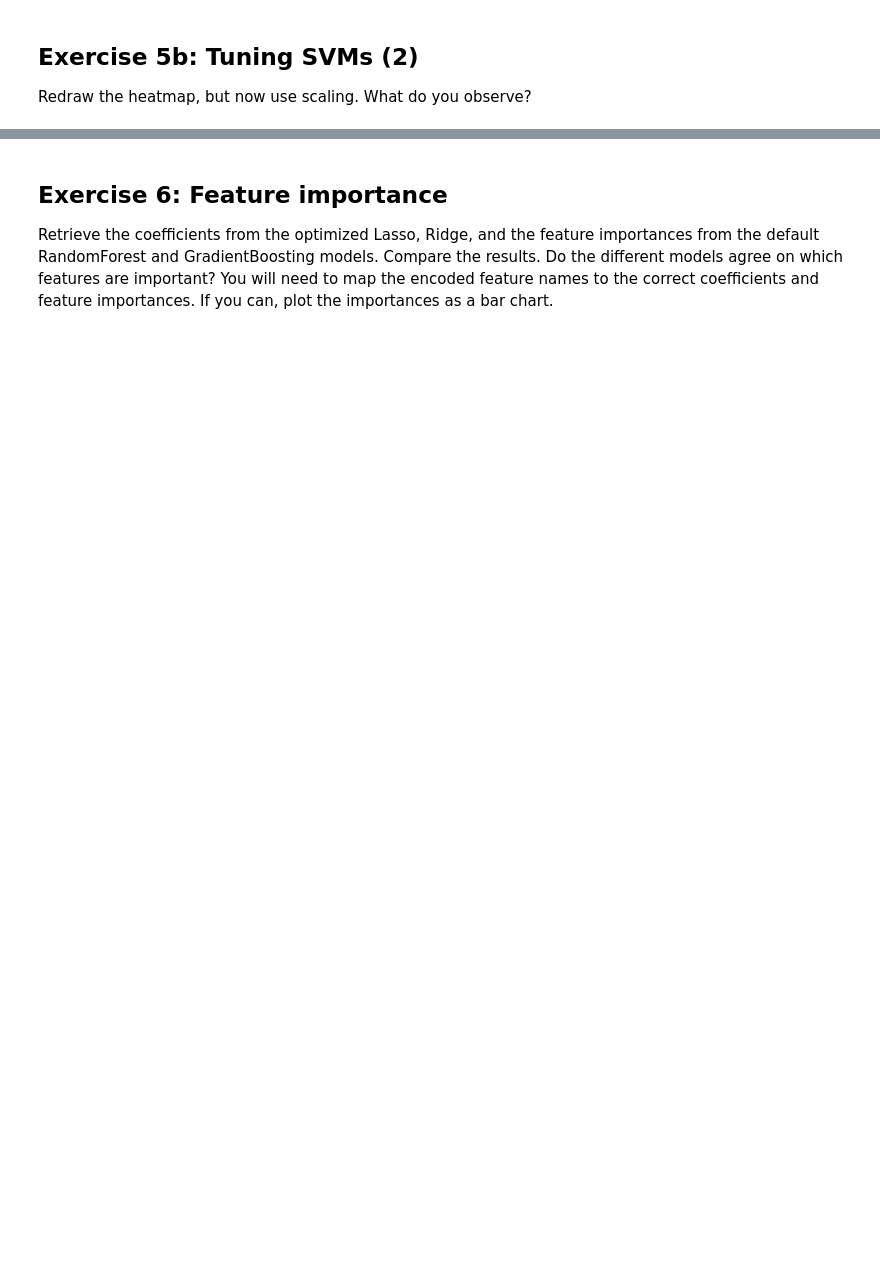
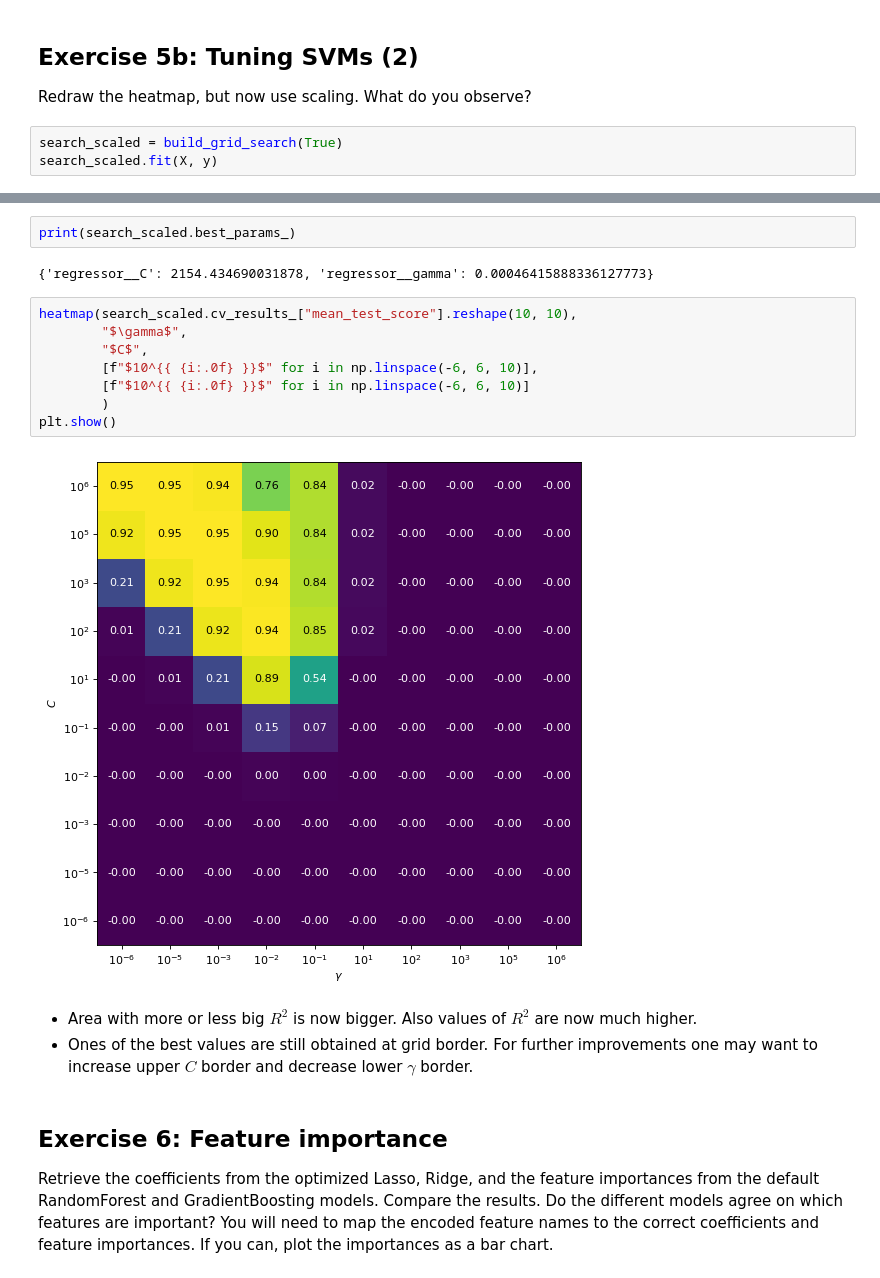
Before and after one commit to gekas145/tue-ml-course, a Jupyter notebook: labs/Lab 4 - Pipelines.ipynb, the cells around one changed output, grey strips where cells are left out. Drawn from its saved outputs; the diff is of its cells as text; blank space fills up the shorter version.

```diff
--- a/labs/Lab 4 - Pipelines.ipynb
+++ b/labs/Lab 4 - Pipelines.ipynb
@@ -245,3 +303,6 @@ def heatmap(values, xlabel, ylabel, xticklabels, yticklabels, cmap=None,
 # %% [markdown]
 ## Exercise 5b: Tuning SVMs (2)
 Redraw the heatmap, but now use scaling. What do you observe?
+# %%
+search_scaled = build_grid_search(True)
+search_scaled.fit(X, y)
@@ -248,3 +327,20 @@ Redraw the heatmap, but now use scaling. What do you observe?
+# %%
+print(search_scaled.best_params_)
+# %% [output]
+{'regressor__C': 2154.434690031878, 'regressor__gamma': 0.00046415888336127773}
+# %%
+heatmap(search_scaled.cv_results_["mean_test_score"].reshape(10, 10),
+        "$\gamma$",
+        "$C$",
+        [f"$10^{{ {i:.0f} }}$" for i in np.linspace(-6, 6, 10)],
+        [f"$10^{{ {i:.0f} }}$" for i in np.linspace(-6, 6, 10)]
+        )
+plt.show()
+# %% [output]
+[figure, added]
+# %% [markdown]
+* Area with more or less big $R^2$ is now bigger. Also values of $R^2$ are now much higher.
+* Ones of the best values are still obtained at grid border. For further improvements one may want to increase upper $C$ border and decrease lower $\gamma$ border.
 # %% [markdown]
 ## Exercise 6: Feature importance
 Retrieve the coefficients from the optimized Lasso, Ridge, and the feature importances from the default RandomForest and GradientBoosting models.
```
Also changed, not shown: parts of 15 cells of this notebook.
